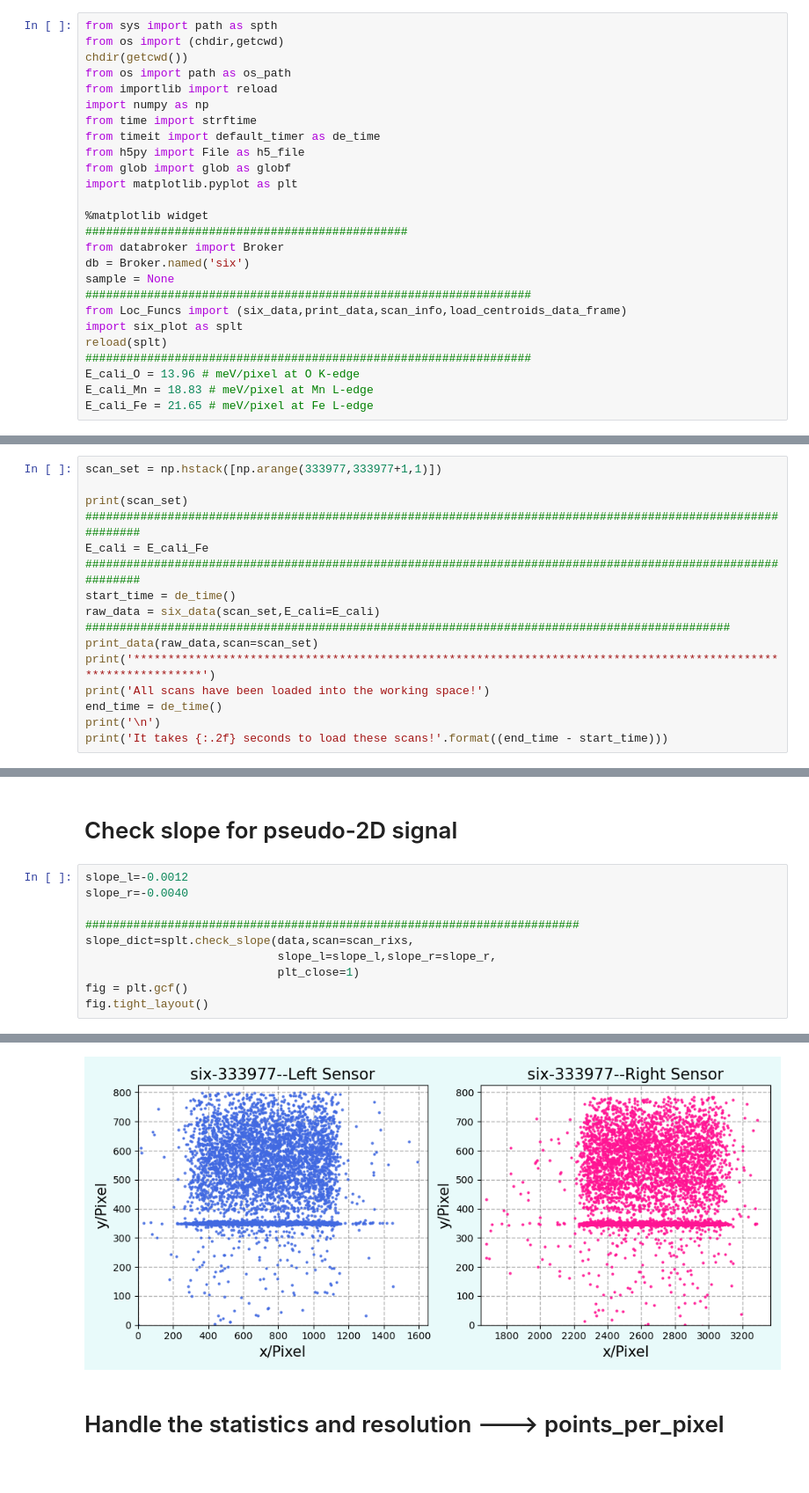
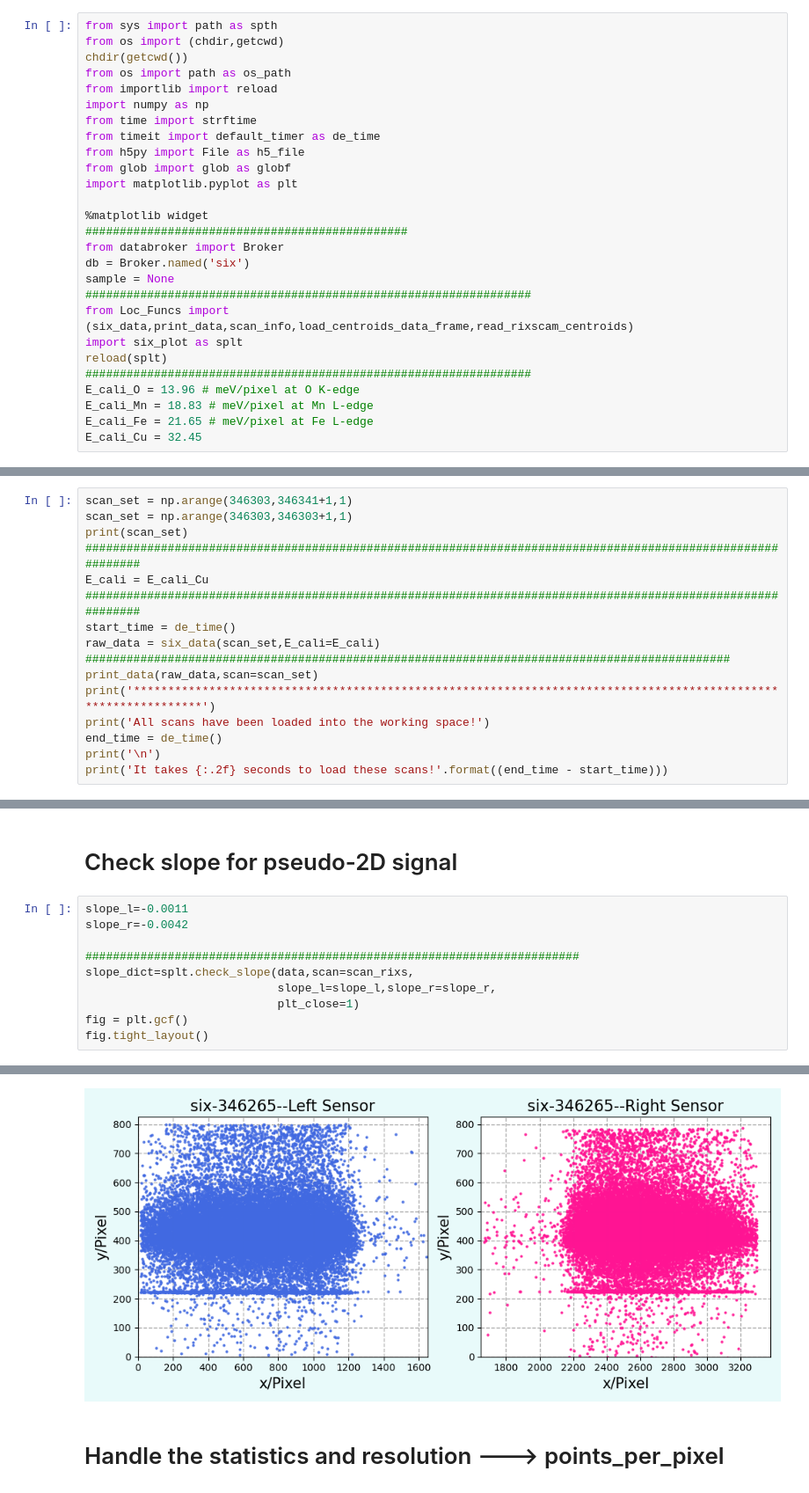
Before and after one commit to NSLS-II-SIX/six_jupyter_notebook, a Jupyter notebook: examples/DataRetrieval.ipynb, the cells around one changed output, grey strips where cells are left out. Shown at 88% size. Drawn from its saved outputs; the diff is of its cells as text.

```diff
--- a/examples/DataRetrieval.ipynb
+++ b/examples/DataRetrieval.ipynb
@@ -17,10 +17,11 @@ from databroker import Broker
 db = Broker.named('six')
 sample = None
 #################################################################
-from Loc_Funcs import (six_data,print_data,scan_info,load_centroids_data_frame)
+from Loc_Funcs import (six_data,print_data,scan_info,load_centroids_data_frame,read_rixscam_centroids)
 import six_plot as splt
 reload(splt)
 #################################################################
 E_cali_O = 13.96 # meV/pixel at O K-edge
 E_cali_Mn = 18.83 # meV/pixel at Mn L-edge
 E_cali_Fe = 21.65 # meV/pixel at Fe L-edge
+E_cali_Cu = 32.45
@@ -49,11 +55,11 @@ It takes 14.997448990121484 seconds to load all these scans!
 # %% [markdown]
 # Load all RIXS data into working space
 # %%
-scan_set = np.hstack([np.arange(333977,333977+1,1)])
-
+scan_set = np.arange(346303,346341+1,1)
+scan_set = np.arange(346303,346303+1,1)
 print(scan_set)
 #############################################################################################################
-E_cali = E_cali_Fe
+E_cali = E_cali_Cu
 #############################################################################################################
 start_time = de_time()
 raw_data = six_data(scan_set,E_cali=E_cali)
@@ -103,8 +88,8 @@ fig.tight_layout()
 # %% [markdown]
 # Check slope for pseudo-2D signal
 # %%
-slope_l=-0.0012
-slope_r=-0.0040
+slope_l=-0.0011
+slope_r=-0.0042
 
 ########################################################################
 slope_dict=splt.check_slope(data,scan=scan_rixs,
@@ -117,5 +102,5 @@ HBox(children=(VBox(children=(SelectionSlider(description='slope_l', index=200,
 [interactive output not drawn]
-[figure, old version]
+[figure, new version]
 # %% [markdown]
 # Handle the statistics and resolution ---> points_per_pixel
 # %%
```
Also changed, not shown: parts of 14 cells of this notebook.
